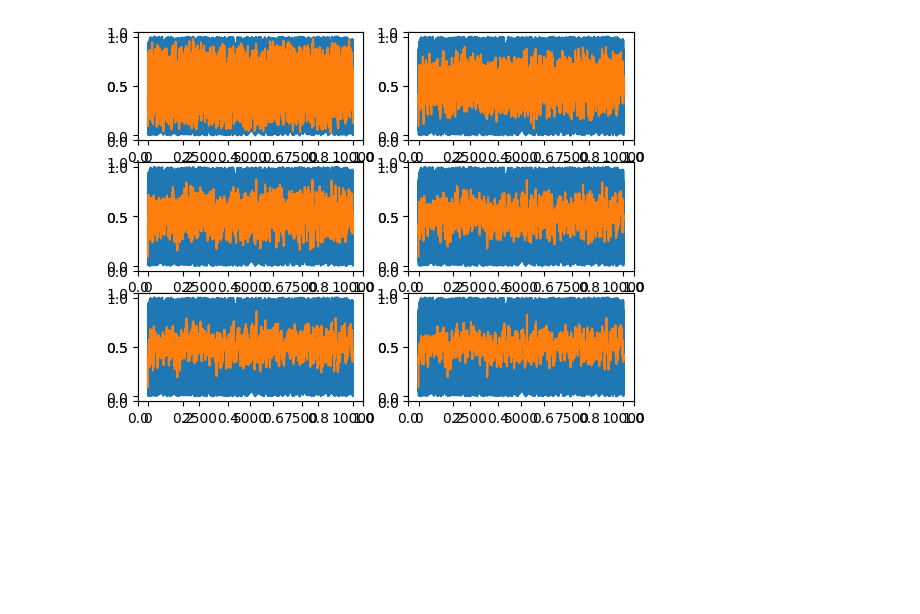
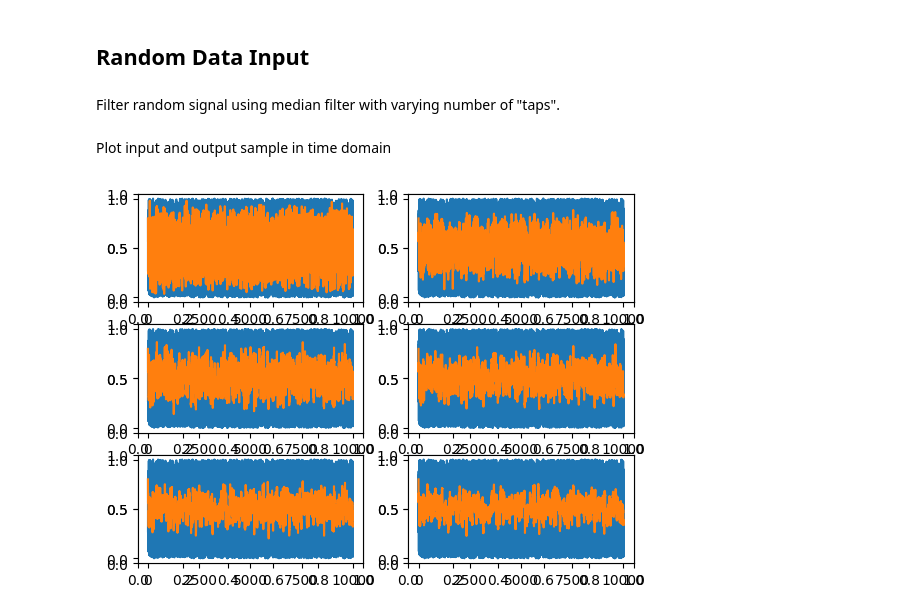
Before and after one commit to FedorChervyakov/MedianFilter1, a Jupyter notebook: notebooks/Median Filter Design and Analysis.ipynb, the cells around one changed output. Saved outputs shown, nothing was run; the diff lists cells and outputs as text; code cells hidden in the pictures; blank space fills up the shorter version.

```diff
--- a/notebooks/Median Filter Design and Analysis.ipynb
+++ b/notebooks/Median Filter Design and Analysis.ipynb
@@ -32,2 +30,6 @@ def conv2db(x: np.ndarray):
+# %% [markdown]
+## Random Data Input
+# %% [markdown]
+Filter random signal using median filter with varying number of "taps".
 # %%
 N_SAMPLES = 10000
@@ -42,9 +44,11 @@ for i in range(N_N_TAP):
     taps = (i+1) * 5
     y[i] = median_filter(x, taps=taps)
-# %%
-fig, ax = plt.subplots(*SUBPLOT_SIZE)
-for i in range(N_N_TAP):
-    ax = fig.add_subplot(*SUBPLOT_SIZE, i+1)
-    ax.plot(n, x, y[i])
-# %% [output]
-[figure, removed]
+# %% [markdown]
+Plot input and output sample in time domain
+# %%
+fig, ax = plt.subplots(*SUBPLOT_SIZE)
+for i in range(N_N_TAPS):
+    ax = fig.add_subplot(*SUBPLOT_SIZE, i+1)
+    ax.plot(n, x, y[i])
+# %% [output]
+[figure, added]
```
Also changed, not shown: parts of 14 cells of this notebook.
